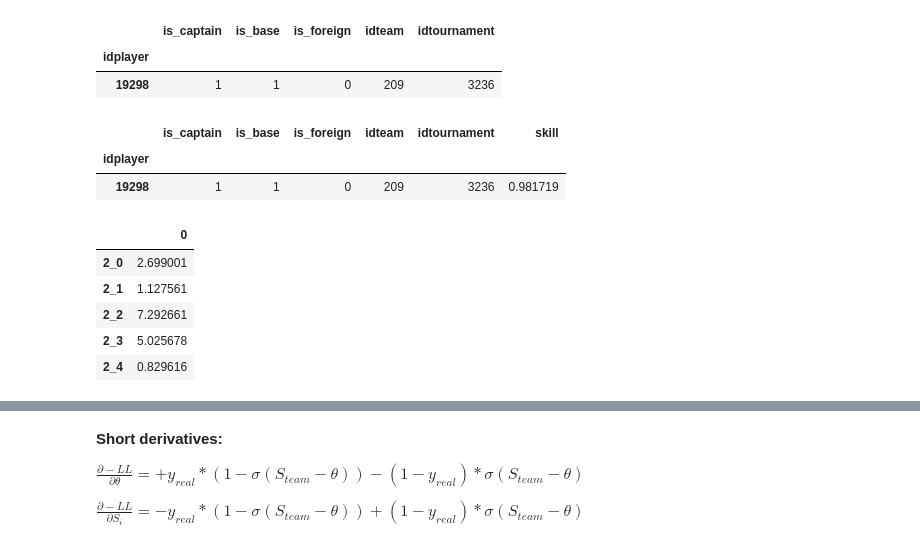
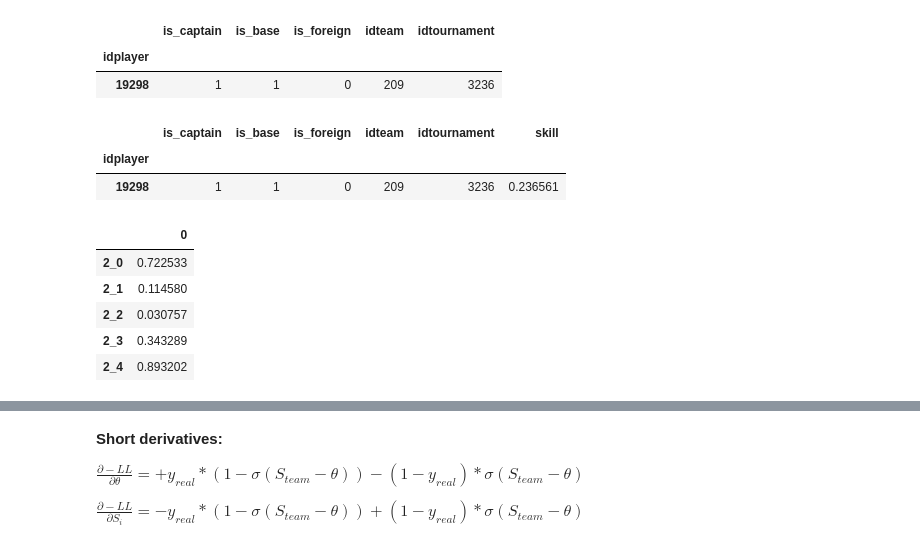
Before and after one commit to iamishalkin/chgk_irt, a Jupyter notebook: GD.ipynb, the cells around one changed output, grey strips where cells are left out. Saved outputs shown, nothing was run; the diff lists cells and outputs as text; code cells hidden in the pictures.

```diff
--- a/GD.ipynb
+++ b/GD.ipynb
@@ -34,7 +34,7 @@ roster.head(1)
 | 19298 | 1 | 1 | 0 | 209 | 3236 |
 # %%
 def skill_init():
-    return random.uniform(0, 10)
+    return random.uniform(0, 1)
 roster.loc[:, 'skill'] = None
 roster.loc[:, 'skill'] = roster.loc[:, 'skill'].apply(lambda x: skill_init())
 roster.head(1)
@@ -43,20 +43,20 @@ roster.head(1)
 # %% [output]
 |  | is_captain | is_base | is_foreign | idteam | idtournament | skill |
 | idplayer |  |  |  |  |  |  |
-| 19298 | 1 | 1 | 0 | 209 | 3236 | 0.981719 |
+| 19298 | 1 | 1 | 0 | 209 | 3236 | 0.236561 |
 # %%
 def difficulty_init():
-    return random.uniform(0, 10)
+    return random.uniform(0, 1)
 question_difficulty = {f"{str(tourn)}_{str(ques)}": difficulty_init() for tourn in tournaments.index
                        for ques in range(int(tournaments.loc[tourn, 'questions_total']))}
 pd.DataFrame(question_difficulty, index=[0]).T.head()
 # %% [output]
 |  | 0 |
-| 2_0 | 2.699001 |
-| 2_1 | 1.127561 |
-| 2_2 | 7.292661 |
-| 2_3 | 5.025678 |
-| 2_4 | 0.829616 |
+| 2_0 | 0.722533 |
+| 2_1 | 0.114580 |
+| 2_2 | 0.030757 |
+| 2_3 | 0.343289 |
+| 2_4 | 0.893202 |
 # %%
 def sigmoid(x):
     return 1 / (1 + pd.np.exp(-x))
```
Also changed, not shown: parts of 10 cells of this notebook.
